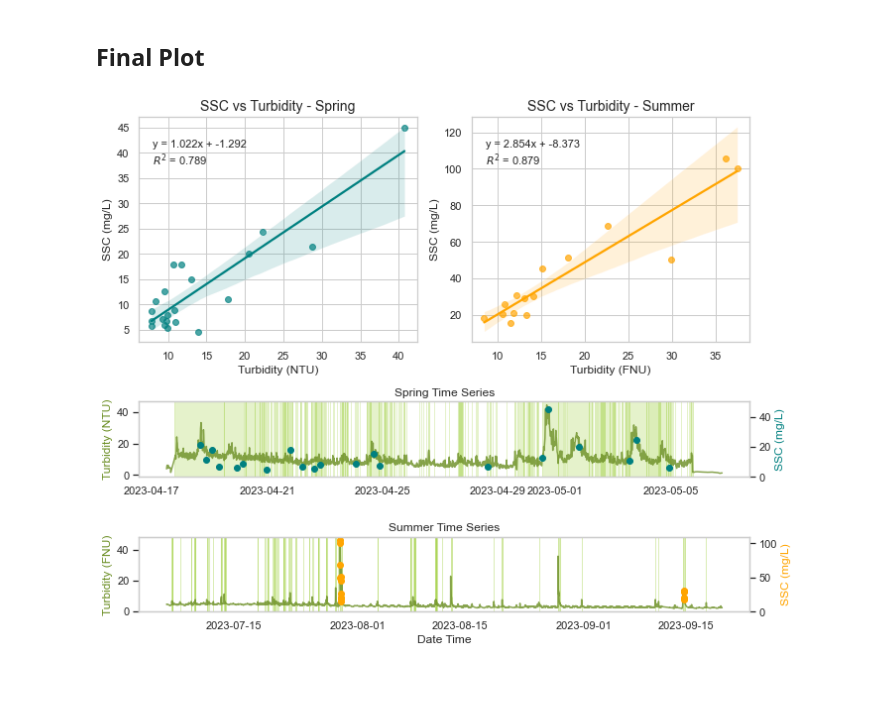
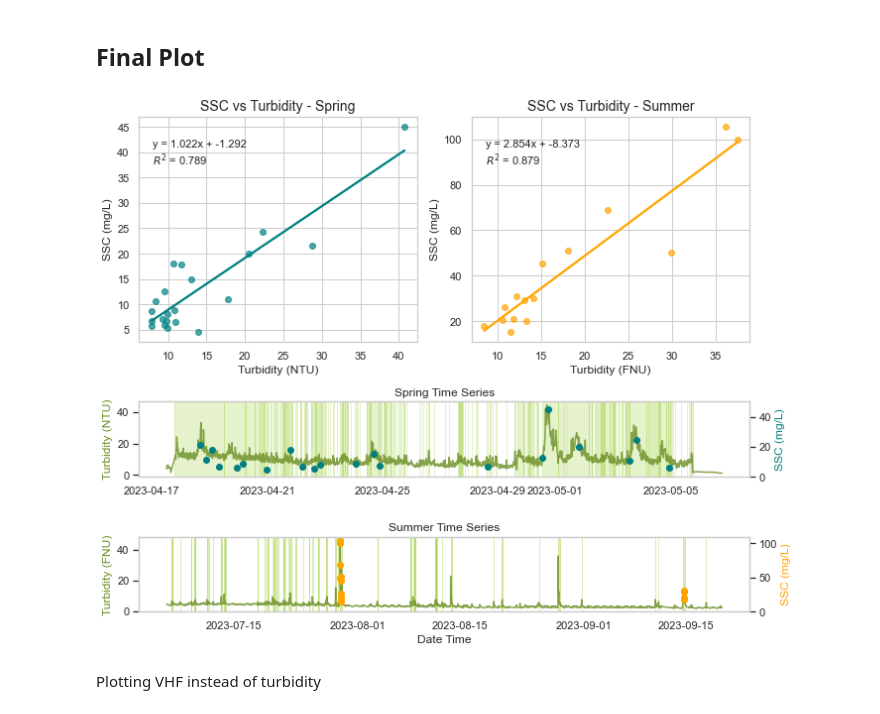
Before and after one commit to nicole-hucke/sediment_trap_paper, a Jupyter notebook: data_analysis/suspended_sediment_analysis/suspension_hyp_averages/hyp_avg_SSC.ipynb, the cells around one changed output. Drawn from its saved outputs; the diff is of its cells as text; code cells hidden in the pictures; blank space fills up the shorter version.

```diff
--- a/data_analysis/suspended_sediment_analysis/suspension_hyp_averages/hyp_avg_SSC.ipynb
+++ b/data_analysis/suspended_sediment_analysis/suspension_hyp_averages/hyp_avg_SSC.ipynb
@@ -515,7 +516,7 @@ y_sp = sp_sample_SSC['SSC']
 slope_sp, intercept_sp, r_value_sp, _, _ = linregress(x_sp, y_sp)
 sns.regplot(data=sp_sample_SSC, x='TurbClean', y='SSC',
             scatter_kws={'alpha': 0.7},
-            line_kws={'color': 'teal'}, color='teal', ax=ax_spring_reg)
+            line_kws={'color': 'teal'}, color='teal', ax=ax_spring_reg, ci=None)
 eq_text_sp = f"y = {slope_sp:.3f}x + {intercept_sp:.3f}\n$R^2$ = {r_value_sp**2:.3f}"
 ax_spring_reg.text(0.05, 0.90, eq_text_sp, transform=ax_spring_reg.transAxes,
                    fontsize=11, verticalalignment='top')
@@ -529,7 +530,7 @@ y_sm = sm_sample_SSC['SSC']
 slope_sm, intercept_sm, r_value_sm, _, _ = linregress(x_sm, y_sm)
 sns.regplot(data=sm_sample_SSC, x='TurbClean', y='SSC',
             scatter_kws={'alpha': 0.7},
-            line_kws={'color': 'orange'}, color='orange', ax=ax_summer_reg)
+            line_kws={'color': 'orange'}, color='orange', ax=ax_summer_reg, ci=None)
 eq_text_sm = f"y = {slope_sm:.3f}x + {intercept_sm:.3f}\n$R^2$ = {r_value_sm**2:.3f}"
 ax_summer_reg.text(0.05, 0.90, eq_text_sm, transform=ax_summer_reg.transAxes,
                    fontsize=11, verticalalignment='top')
@@ -578,31 +579,31 @@ ax_sm_ssc.scatter(sm_sample_SSC.index, sm_sample_SSC['SSC'], c='orange', marker=
 
 # Find and highlight summer exceedance regions
 summer_exceeds = sm_turb['TurbClean'] > summer_threshold
 summer_regions = []
 in_event = False
 for i in range(len(summer_exceeds)):
     if summer_exceeds.iloc[i] and not in_event:
         start = sm_turb.index[i]
         in_event = True
     elif not summer_exceeds.iloc[i] and in_event:
         end = sm_turb.index[i]
         summer_regions.append((start, end))
         in_event = False
 if in_event:
     summer_regions.append((start, sm_turb.index[-1]))
 for start, end in summer_regions:
     ax_summer_ts.axvspan(start, end, color='yellowgreen', alpha=0.35)
 
 ax_summer_ts.set_xlabel('Date Time', fontsize=12)
 ax_summer_ts.set_ylabel('Turbidity (FNU)', color='olivedrab', fontsize=12)
 ax_sm_ssc.set_ylabel('SSC (mg/L)', color='orange', fontsize=12)
 ax_sm_ssc.set_ylim(0, 110)
 ax_summer_ts.set_title('Summer Time Series', fontsize=12)
 ax_summer_ts.grid(False)
 ax_sm_ssc.grid(False)
 
 plt.tight_layout()
 plt.savefig('Combined_Plot_with_Exceedance.jpg', dpi=500)
 plt.show()
 # %% [output]
-[figure, old version]
+[figure, new version]
@@ -608,0 +624,2 @@ plt.show()
+# %% [markdown]
+Plotting VHF instead of turbidity
```
Also changed, not shown: parts of 6 cells of this notebook, 4 other files.
